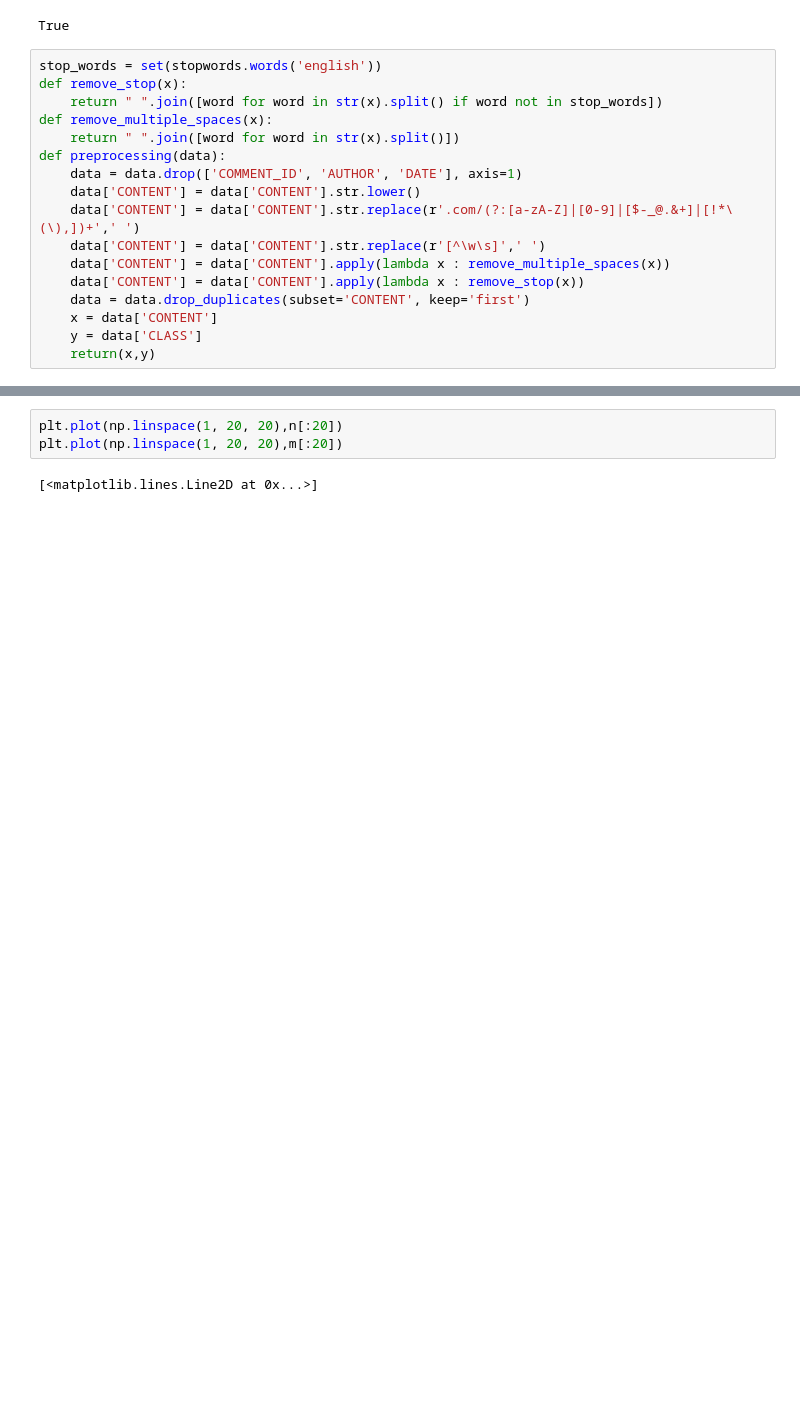
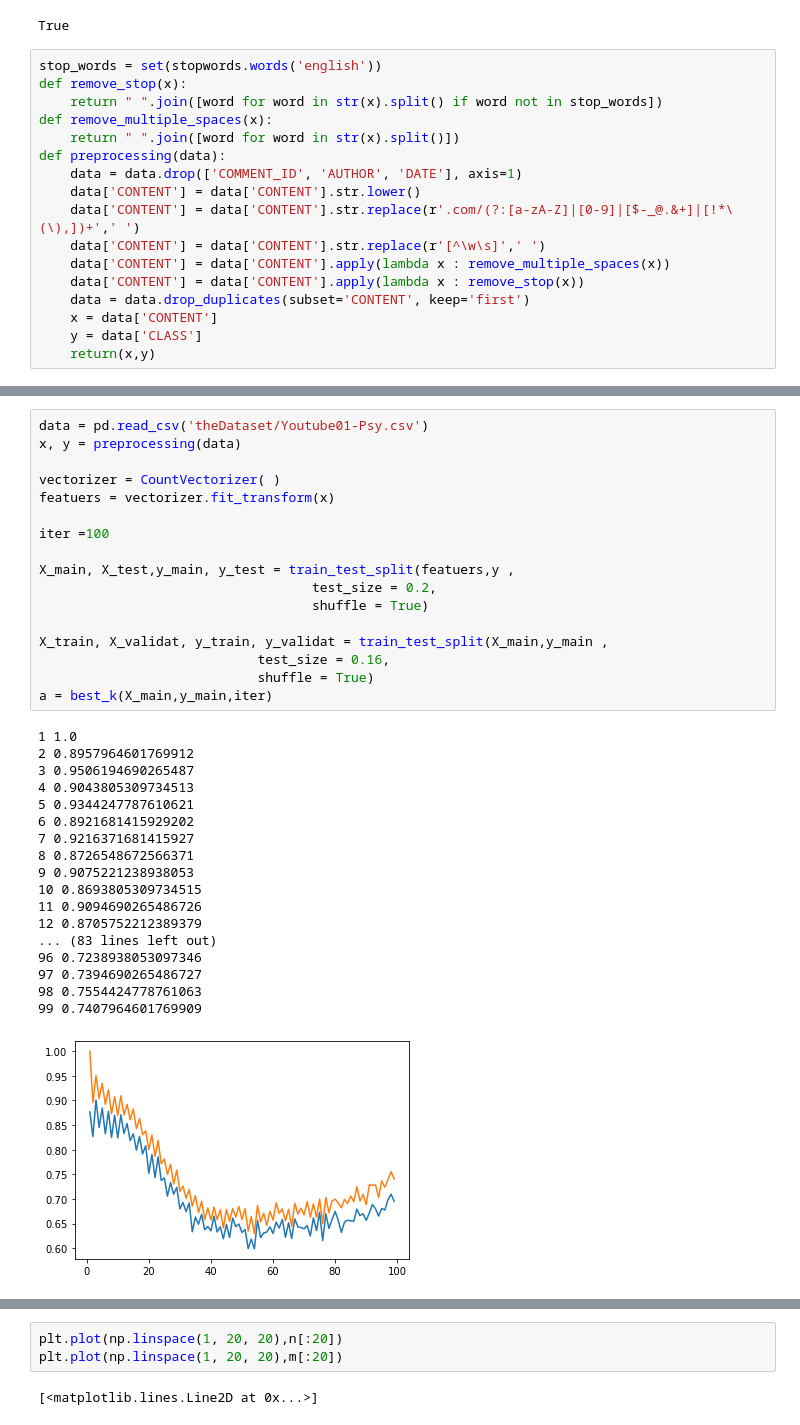
Before and after one commit to gacem-abdelalim/classification-KNN, a Jupyter notebook: knn.ipynb, the cells around one changed output, grey strips where cells are left out. Drawn from its saved outputs; the diff is of its cells as text; blank space fills up the shorter version.

Commit message:
adding function best k

```diff
--- a/knn.ipynb
+++ b/knn.ipynb
@@ -109,0 +76,36 @@ plt.plot(range(1,100),n)
+# %%
+data = pd.read_csv('theDataset/Youtube01-Psy.csv')
+x, y = preprocessing(data)
+
+vectorizer = CountVectorizer( )
+featuers = vectorizer.fit_transform(x)
+
+iter =100
+
+X_main, X_test,y_main, y_test = train_test_split(featuers,y ,
+                                   test_size = 0.2,
+                                   shuffle = True)
+
+X_train, X_validat, y_train, y_validat = train_test_split(X_main,y_main ,
+                            test_size = 0.16,
+                            shuffle = True)
+a = best_k(X_main,y_main,iter)
+# %% [output]
+1 1.0
+2 0.8957964601769912
+3 0.9506194690265487
+4 0.9043805309734513
+5 0.9344247787610621
+6 0.8921681415929202
+7 0.9216371681415927
+8 0.8726548672566371
+9 0.9075221238938053
+10 0.8693805309734515
+11 0.9094690265486726
+12 0.8705752212389379
+... (83 lines left out)
+96 0.7238938053097346
+97 0.7394690265486727
+98 0.7554424778761063
+99 0.7407964601769909
+[figure, added]
```
Also changed, not shown: parts of 3 cells of this notebook.
